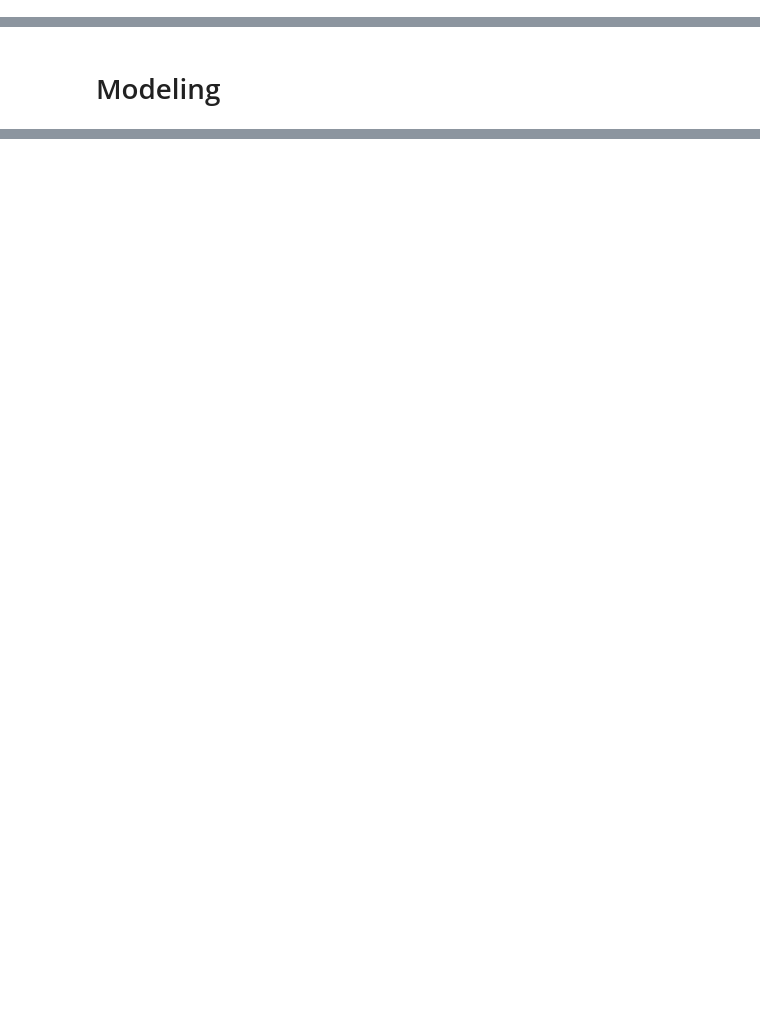
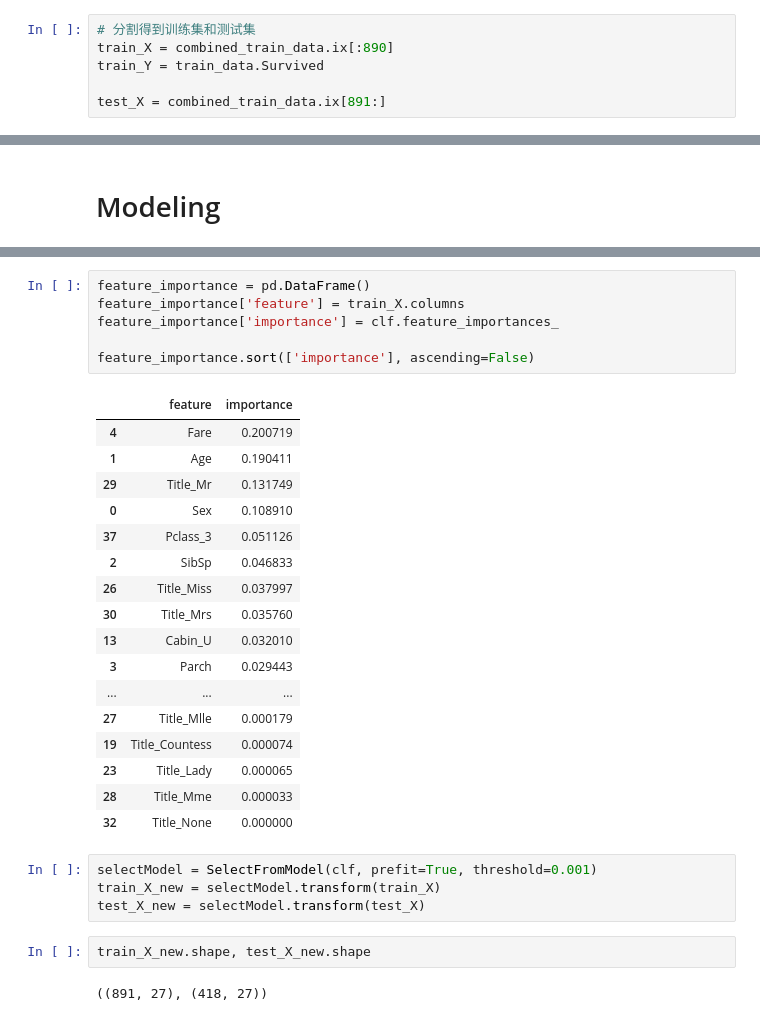
Before and after one commit to SunnyMarkLiu/Kaggle_Titanic, a Jupyter notebook: Advance_Predict_Survival.ipynb, the cells around one changed output, grey strips where cells are left out. Cells and saved outputs as stored; diff of their text form; blank space fills up the shorter version.

```diff
--- a/Advance_Predict_Survival.ipynb
+++ b/Advance_Predict_Survival.ipynb
@@ -448,0 +443,6 @@ array([[ 1.        ,  0.27345609,  0.125     , ...,  0.        ,
+# %%
+# 分割得到训练集和测试集
+train_X = combined_train_data.ix[:890]
+train_Y = train_data.Survived
+
+test_X = combined_train_data.ix[891:]
@@ -450,0 +467,32 @@ array([[ 1.        ,  0.27345609,  0.125     , ...,  0.        ,
+# %%
+feature_importance = pd.DataFrame()
+feature_importance['feature'] = train_X.columns
+feature_importance['importance'] = clf.feature_importances_
+
+feature_importance.sort(['importance'], ascending=False)
+# %% [output]
+|  | feature | importance |
+| 4 | Fare | 0.200719 |
+| 1 | Age | 0.190411 |
+| 29 | Title_Mr | 0.131749 |
+| 0 | Sex | 0.108910 |
+| 37 | Pclass_3 | 0.051126 |
+| 2 | SibSp | 0.046833 |
+| 26 | Title_Miss | 0.037997 |
+| 30 | Title_Mrs | 0.035760 |
+| 13 | Cabin_U | 0.032010 |
+| 3 | Parch | 0.029443 |
+| ... | ... | ... |
+| 27 | Title_Mlle | 0.000179 |
+| 19 | Title_Countess | 0.000074 |
+| 23 | Title_Lady | 0.000065 |
+| 28 | Title_Mme | 0.000033 |
+| 32 | Title_None | 0.000000 |
+# %%
+selectModel = SelectFromModel(clf, prefit=True, threshold=0.001)
+train_X_new = selectModel.transform(train_X)
+test_X_new = selectModel.transform(test_X)
+# %%
+train_X_new.shape, test_X_new.shape
+# %% [output]
+((891, 27), (418, 27))
```
Also changed, not shown: parts of 9 cells of this notebook.
